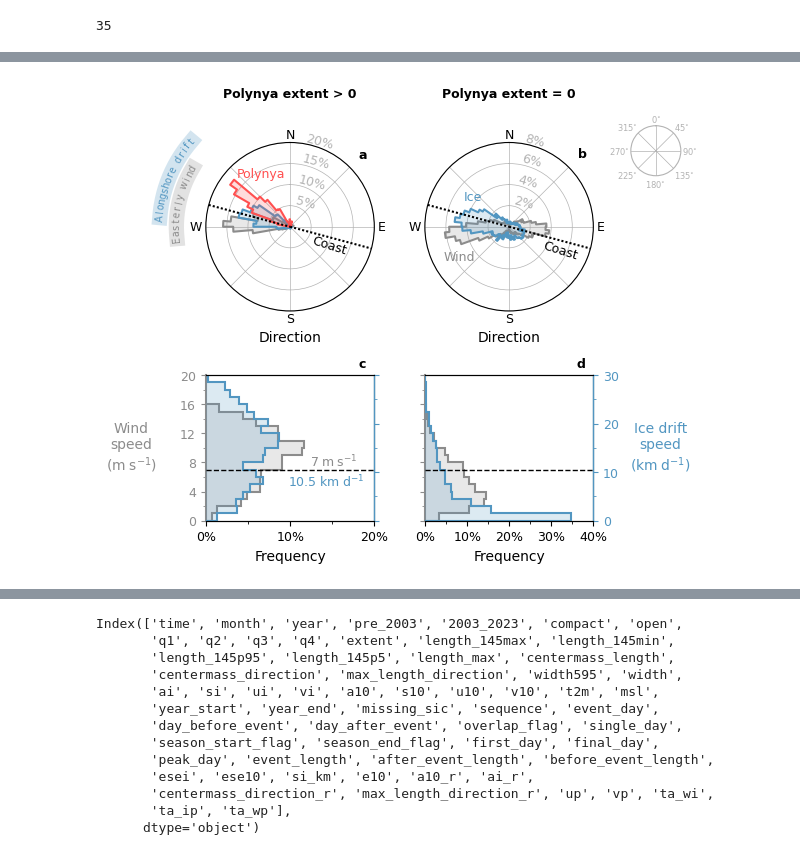
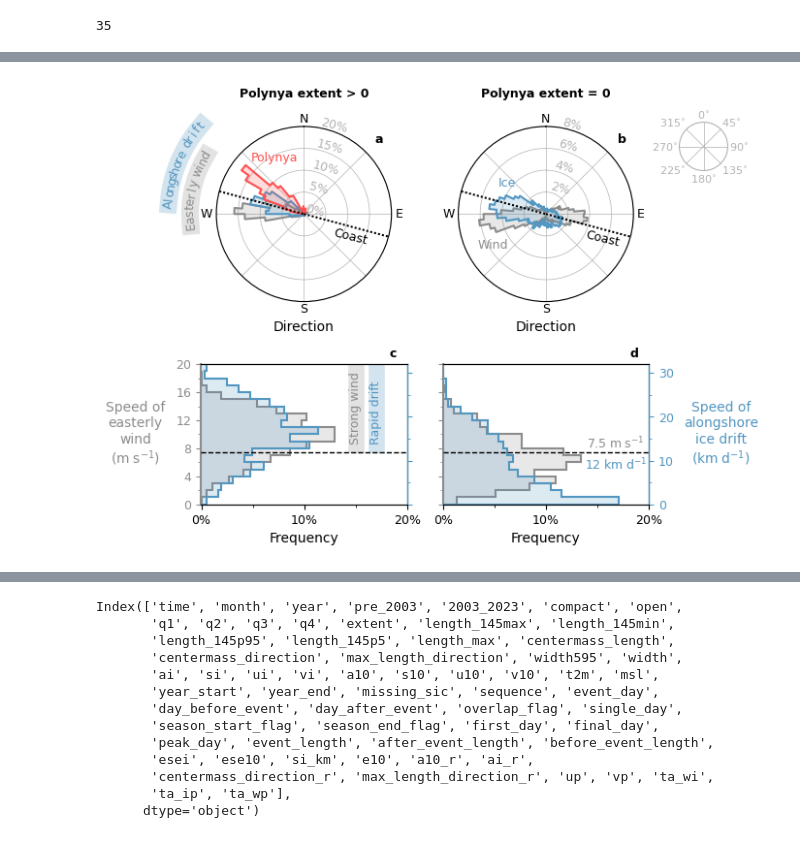
Before and after one commit to mackenziejewell/SBSpolynya, a Jupyter notebook: notebooks/05_LargeScale_Analysis.ipynb, the cells around one changed output, grey strips where cells are left out. Saved outputs shown, nothing was run; the diff lists cells and outputs as text; code cells hidden in the pictures.

```diff
--- a/notebooks/05_LargeScale_Analysis.ipynb
+++ b/notebooks/05_LargeScale_Analysis.ipynb
@@ -1430,7 +1411,7 @@ not_final_day[DF.first_day==True] = True
 bins = np.arange(0,361,5)
 comp_ = (DF.extent==0)
 # comp_ = (DF.extent>0)
-open_ = (DF.extent>0)#&(not_final_day)
+open_ = (DF.extent>0)&(not_final_day)
 # open_strict = (DF.extent>0)&(DF.final_day == False)
 # base_cond = (daily_data['ppd']['year'] >= 2003)&(daily_data['ppd']['year'] < 2024)
 
@@ -1479,12 +1460,12 @@ for ax, group, color in zip([axs[0], axs[2], axs[4]],
 
 
 
-    COND = (h2['prob']>1.25*h['prob'])&(h2['prob']>0.02)
-    print(h2['edges'][:-1][COND])
-    print(np.sum(h2['prob'][COND]))
+#     COND = (h2['prob']>1.25*h['prob'])&(h2['prob']>0.01)
+#     print(h2['edges'][:-1][COND])
+#     print(np.sum(h2['prob'][COND]))
 #     print(h2['centers'][np.argmax(h2['prob'])])
 
-    COND = (h2['prob']>0.025)
+    COND = (h2['prob']>0.01)
     print(h2['edges'][:-1][COND])
     print(np.sum(h2['prob'][COND]))
 
@@ -1629,7 +1634,8 @@ np.sum(WITHIN&(DF.extent>0))/np.sum(WITHIN)
 # %%
 
 # create plot
-fig, AXS = plt.subplots(2,2, figsize=(5,5), subplot_kw={'projection': None}, gridspec_kw={'height_ratios':[1.25,1]})
+fig, AXS = plt.subplots(2,2, figsize=(7,5),
+                        subplot_kw={'projection': None}, gridspec_kw={'height_ratios':[1.25,1]})
 
 axs = AXS.ravel()
 # Override specific subplots to be polar using add_subplot
@@ -1657,7 +1663,7 @@ DF = dfb
 #============
 
 bins = np.arange(0,361,5)
-comp_ = (DF.extent==0) #& (DF.day_before_event!=-1)
+comp_ = (DF.extent==0)  #& (DF.day_before_event!=-1)
 open_ = (DF.extent>0)
 
 #============
@@ -1672,6 +1678,9 @@ poly_color = [255/255,80/255,80/255]
 # poly_color = 'orange'
 #============
 
+
+# open direction
+#----------------------
 for ax, group, cond, color, scale in zip([axs[0], axs[0], axs[0]],
                             ['a10_r', 'ai_r', 'centermass_direction_r'], [open_ , open_, open_],
                             [wind_color, ice_color, poly_color], [1,1,1]):
@@ -1683,8 +1692,11 @@ for ax, group, cond, color, scale in zip([axs[0], axs[0], axs[0]],
     width = h2['w']* np.pi/180
     ax.bar(theta, scale*100*h2['prob'], width=width, bottom=0.0, alpha=0.2, color=color, zorder=3)
     ax.step(theta, scale*100*h2['prob'], where='mid', alpha=1, color=color,lw=1.5, zorder=3)
+ax.yaxis.set_major_locator(ticker.MultipleLocator(5))
+# ax.yaxis.set_minor_locator(ticker.MultipleLocator(2))
 
-
+# closed direction
+#----------------------
 for ax, group, cond, color, scale in zip([axs[1], axs[1]],
                             ['a10_r', 'ai_r', ], [comp_ , comp_,],
                             [wind_color, ice_color,], [1,1]):
@@ -1696,8 +1708,7 @@ for ax, group, cond, color, scale in zip([axs[1], axs[1]],
     width = h2['w']* np.pi/180
     ax.bar(theta, scale*100*h2['prob'], width=width, bottom=0.0, alpha=0.2, color=color, zorder=3)
     ax.step(theta, scale*100*h2['prob'], where='mid', alpha=1, color=color,lw=1.5, zorder=3)
-
-
+ax.yaxis.set_major_locator(ticker.MultipleLocator(2))
 
 axs[0].set_ylim(0,20)
 axs[1].set_ylim(0,8)
@@ -1708,23 +1719,21 @@ for ax in axs[:2]:
     ax.tick_params(axis='y', labelrotation=-15, colors=grid_color, pad=5)
     ax.set_rlabel_position(10)
 
-for ax, R in zip([axs[0], axs[1]], [5,3.25,]):
+for ax, R in zip([axs[0], axs[1]], [15,7,]):
     th = (90+15)*np.pi/180
     ax.plot([th, th], [0,ax.get_ylim()[1]], c='k', ls='dashed',dashes=(1,1), lw=1.5, zorder=100)
     ax.plot([th+np.pi, th+np.pi], [ax.get_ylim()[1],0], c='k', ls='dashed',dashes=(1,1), lw=1.5, zorder=100)
-    ax.text((90+20)*np.pi/180, R, 'Coast', rotation = -17.5, va='top')
+    ax.text((90+15-4)*np.pi/180, R, 'Coast', rotation = -14, va='top', ha='right')
 
 
 # SPEED BINS
 #_________________
 
-bins = np.arange(0,17,1)
+bins = np.arange(0,20,1)
 for ax, group, cond, color in zip([axs[2], axs[3], ],
                             ['s10', 's10',],
-#                                   [open_&dir_conds(DF, 'wind'),
-#                                               comp_&dir_conds(DF, 'wind')],
-                                  [open_,
-                                              comp_],
+                                  [open_&dir_conds(DF, 'wind'), comp_&dir_conds(DF, 'wind')],
+#                                   [open_, comp_],
                             [wind_color,wind_color, ]):
 
     x = DF[f'{group}'][cond]
@@ -1736,13 +1745,13 @@ for ax, group, cond, color in zip([axs[2], axs[3], ],
 
 
 
-bins = np.arange(0,35,1.5)
+bins = np.arange(0,35,1.6)
 ax2 = axs[2].twinx()
 ax3 = axs[3].twinx()
 for ax, group, cond, color in zip([ax2, ax3, ],
                             ['si_km', 'si_km',],
-#                                   [open_&dir_conds(DF, 'ice'), comp_&dir_conds(DF, 'ice')],
-                                  [open_, comp_],
+                                  [open_&dir_conds(DF, 'ice'), comp_&dir_conds(DF, 'ice')],
+#                                   [open_, comp_],
                             [ice_color, ice_color, ]):
 
     x = DF[f'{group}'][cond]
@@ -1765,13 +1774,13 @@ for ax in axs[2:]:
 
 
 ax = axs[2]
-ax.set_ylabel('Wind\nspeed\n($\mathrm{m\;s^{-1}}$)', c=wind_color, rotation=0, labelpad=35, va='center')
+ax.set_ylabel('Speed of\neasterly\nwind\n($\mathrm{m\;s^{-1}}$)', c=wind_color, rotation=0, labelpad=30, va='center')
 ax = axs[3]
 ax.set_yticklabels([])
 
 
 for ax in [ax2,ax3]:
-    ax.set_ylim(0,30)
+    ax.set_ylim(0,32)
     ax.yaxis.tick_right()
     ax.yaxis.set_major_locator(ticker.MultipleLocator(10))
     ax.yaxis.set_minor_locator(ticker.MultipleLocator(5))
@@ -1781,22 +1790,22 @@ for ax in [ax2,ax3]:
     ax.tick_params(axis='y', which='both', color=ice_color, labelcolor=ice_color)
 
 ax = ax3
-ax.set_ylabel('Ice drift\nspeed\n($\mathrm{km\;d^{-1}}$)', c=ice_color, rotation=0, labelpad=30, va='center')
+ax.set_ylabel('Speed of\nalongshore\nice drift\n($\mathrm{km\;d^{-1}}$)', c=ice_color, rotation=0, labelpad=35, va='center')
 ax = ax2
 ax.set_yticklabels([])
 
 
 
 axs[2].set_xlim(-0.05,20)
-axs[3].set_xlim(-0.1,40)
+axs[3].set_xlim(-0.05,20)
 for ax in axs[2:]:
     ax.xaxis.set_major_locator(ticker.MultipleLocator(10))
     ax.xaxis.set_minor_locator(ticker.MultipleLocator(5))
     ax.set_xlabel('Frequency')
     ax.set_xticklabels([f'{tick:.0f}%' for tick in ax.get_xticks()])
 
-axs[0].text(0.5, 1.25, 'Polynya extent > 0', weight='bold', ha='center', va='bottom', transform=axs[0].transAxes)
-axs[1].text(0.5, 1.25, 'Polynya extent = 0', weight='bold', ha='center', va='bottom', transform=axs[1].transAxes)
+axs[0].text(0.5, 1.15, 'Polynya extent > 0', weight='bold', ha='center', va='bottom', transform=axs[0].transAxes)
+axs[1].text(0.5, 1.15, 'Polynya extent = 0', weight='bold', ha='center', va='bottom', transform=axs[1].transAxes)
 
 axs[0].text(np.pi/4, 23, 'a', weight='bold', clip_on=False)
 axs[1].text(np.pi/4, 9.25, 'b', weight='bold', clip_on=False)
@@ -1809,7 +1818,7 @@ buffer = 4 # shorten because line too wide
 ax = axs[0]
 th1 = (270+buffer)*np.pi/180
 th2 = (315-buffer)*np.pi/180
-ax.plot(np.linspace(th1,th2,15), np.full(15,31), alpha=0.25, c=ice_color, ls='solid', lw=11, clip_on=False, zorder=-1000)
+ax.plot(np.linspace(th1,th2,15), np.full(15,31), alpha=0.25, c=ice_color, ls='solid', lw=13, clip_on=False, zorder=-1000)
 # ax.text((285)*np.pi/180, 29, '78%', c=ice_color, rotation = 70, va='bottom')
 
 # Position each character along the arc
@@ -1817,22 +1826,20 @@ text = 'Alongshore drift'
 theta = np.linspace(th1,th2,len(text))
 for i, (char, angle) in enumerate(zip(text, theta)):
     ax.text(angle, 31, char, rotation=np.degrees(-angle),
-            c=ice_color, size=mpl.rcParams['font.size']-2,
+            c=ice_color, size=mpl.rcParams['font.size'],
             ha='center', va='center')
 
 
 th1 = (260+buffer)*np.pi/180
 th2 = (305-buffer)*np.pi/180
-ax.plot(np.linspace(th1,th2,15), np.full(15,27), alpha=0.25, c=wind_color, ls='solid', lw=11, clip_on=False, zorder=-1000)
+ax.plot(np.linspace(th1,th2,15), np.full(15,26), alpha=0.25, c=wind_color, ls='solid', lw=13, clip_on=False, zorder=-1000)
 # ax.text((280)*np.pi/180, 24.5, 'Easterly wind', c=wind_color, rotation = 70, va='bottom')
-
-
 # Position each character along the arc
 text = 'Easterly wind'
 theta = np.linspace(th1,th2,len(text))
 for i, (char, angle) in enumerate(zip(text, theta)):
-    ax.text(angle, 27, char, rotation=np.degrees(-angle),
-            c=wind_color, size=mpl.rcParams['font.size']-2,
+    ax.text(angle, 26, char, rotation=np.degrees(-angle),
+            c=wind_color, size=mpl.rcParams['font.size'],
             ha='center', va='center')
 
 
@@ -1849,21 +1856,22 @@ ax.set_xlabel('Direction')
 
 axs[1].text(243*np.pi/180, 7, 'Wind', c=wind_color)
 axs[1].text(300*np.pi/180, 5, 'Ice', c=ice_color)
-axs[0].text(313*np.pi/180, 17.35, 'Polynya', c=poly_color)
-
-plt.subplots_adjust(hspace=0.35, wspace=0.3)
-
+axs[0].text(315*np.pi/180, 17., 'Polynya', c=poly_color)
 
 
 for ax in [ax2, ax3]:
-    ax.axhline(10.5, c='k', ls='dashed', zorder=100)
+    ax.axhline(12, c='k', ls='dashed', zorder=100)
+ax = axs[3]
+ax.text(16.75, 7.6, '$\mathrm{7.5\;m\;{s}^{-1}}$', c=wind_color, rotation = 0, va='bottom', ha='center')
+ax.text(16.75, 6.8, '$\mathrm{12\;km\;{d}^{-1}}$', c=ice_color, rotation = 0, va='top', ha='center')
+
 ax = axs[2]
-ax.text(15.2, 7, '$\mathrm{7\;m\;{s}^{-1}}$', c=wind_color, rotation = 0, va='bottom', ha='center')
-ax.text(14.3, 6.5, '$\mathrm{10.5\;km\;{d}^{-1}}$', c=ice_color, rotation = 0, va='top', ha='center')
+ax.plot([15,15],[8.5,30], alpha=0.25, c=wind_color, ls='solid', lw=12,)
+ax.text(15, 8.5, 'Strong wind', c=wind_color, rotation = 90, va='bottom', ha='center')
 
+ax.plot([17,17],[8.5,30], alpha=0.25, c=ice_color, ls='solid', lw=12,)
+ax.text(17, 8.5, 'Rapid drift', c=ice_color, rotation = 90, va='bottom', ha='center')
 
-# ax.plot([14.5,14.5],[7.1,30], alpha=0.25, c=ice_color, ls='solid', lw=12,)
-# ax.text(14.5, 11, '70%', c=ice_color, rotation = 90, va='bottom', ha='center')
 # ax.plot([17.25,17.25],[7.1,30], alpha=0.25, c=wind_color, ls='solid', lw=12,)
 # ax.text(17.25, 11, '76%', c=wind_color,rotation = 90, va='bottom', ha='center')
 
@@ -1876,39 +1884,42 @@ ax = axs[3]
 
 
 # Add inset manually: [left, bottom, width, height] in 0-1 relative figure coordinates
-inset_ax = fig.add_axes([0.975, 0.8, 0.1, 0.1], projection='polar')
+inset_ax = fig.add_axes([0.85, 0.8, 0.1, 0.1
+                        ], projection='polar')
 inset_ax.set_theta_zero_location("N")
 inset_ax.set_theta_direction(-1)
 
 # Custom theta tick positions (in degrees)
 angles = [0, 45,90,135,180,225, 270,315]
 # labels = ['$\\mathrm{0^{\\circ}}$', '$\\mathrm{45^{\\circ}}$','$\\mathrm{90^{\\circ}}$','$\\mathrm{135^{\\circ}}$',
 #           '$\\mathrm{180^{\\circ}}$', '$\\mathrm{270^{\\circ}}$']
 
 labels = [f'{a}'+'$\\mathrm{^{\\circ}}$' for a in angles]
 
 # Slightly outside the border
 
 
 # Add labels manually
 for angle, label, ha, va, mult in zip(angles, labels,
                             ['center','left', 'left','left', 'center', 'right', 'right', 'right'],
                            ['bottom','bottom', 'center', 'top', 'top','top',  'center', 'bottom'],
                                      [1.05,1.03,1.05,1.05,1.1,1.05,1.05,1.03]):
     theta_rad = np.deg2rad(angle)
     r_label = inset_ax.get_rmax()*mult
     inset_ax.text(theta_rad, r_label, label,
                   ha=ha, va=va,
-                  fontsize=6,
+                  fontsize=8,
                   color=grid_color,
                   rotation=0,
                   rotation_mode='anchor')
 inset_ax.set_yticks([])
 inset_ax.set_xticklabels([])
 inset_ax.spines['polar'].set_edgecolor(grid_color)
 
+plt.subplots_adjust(hspace=0.3, wspace=0.5)
+
+plt.tight_layout()
 
 SAVE(fig, '../figures/results/forcing_distr/Fig04.png')
-# fig.savefig('../figures/results/Fig04b.png', dpi=400, bbox_inches='tight')
 # %% [output]
-[figure, old version]
+[figure, new version]
```
Also changed, not shown: parts of 116 cells of this notebook, 4 other files.
